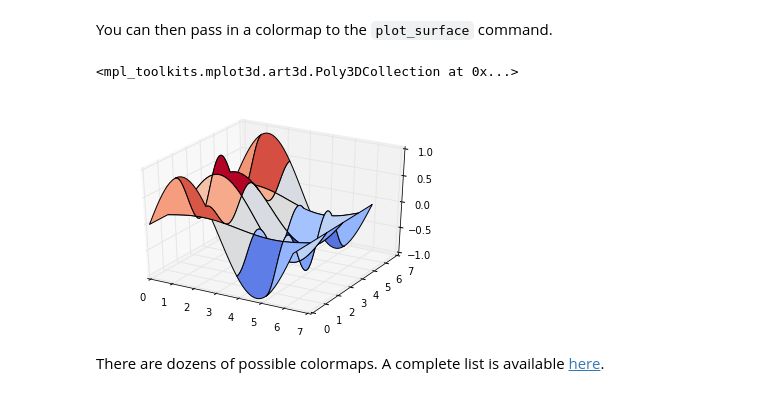
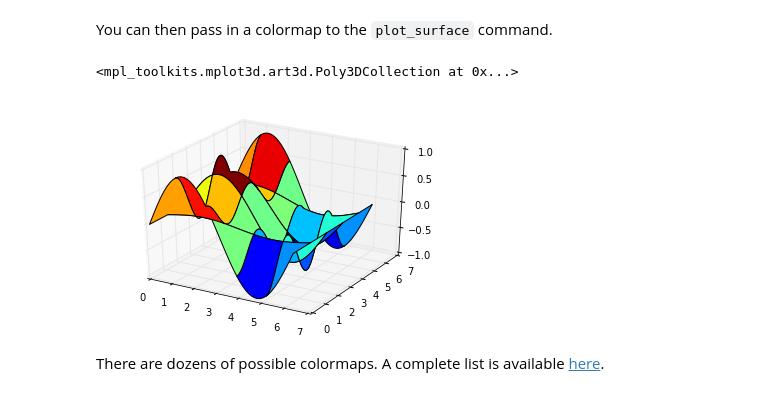
Before and after one commit to lukasbystricky/ISC-3313, a Jupyter notebook: lectures/chapter3/3-more_matplotlib.ipynb, the cells around one changed output. Cells and saved outputs as stored; diff of their text form; code cells hidden in the pictures.

```diff
--- a/lectures/chapter3/3-more_matplotlib.ipynb
+++ b/lectures/chapter3/3-more_matplotlib.ipynb
@@ -281,16 +281,16 @@ You can then pass in a colormap to the `plot_surface` command.
 # %%
 fig = plt.figure()
 ax = fig.add_subplot(111, projection='3d')
 
 x = np.linspace(0,2*np.pi)
 y = np.linspace(0,2*np.pi)
 
 X,Y = np.meshgrid(x,y)
 
-ax.plot_surface(X, Y, np.sin(X)*np.cos(Y)**2, cmap=cm.coolwarm)
+ax.plot_surface(X, Y, np.sin(X)*np.cos(Y)**2, cmap=cm.jet)
 # %% [output]
 <mpl_toolkits.mplot3d.art3d.Poly3DCollection at 0x...>
-[figure, old version]
+[figure, new version]
 # %% [markdown]
 There are dozens of possible colormaps. A complete list is available [here](https://matplotlib.org/examples/color/colormaps_reference.html).
 # %% [markdown]
```
